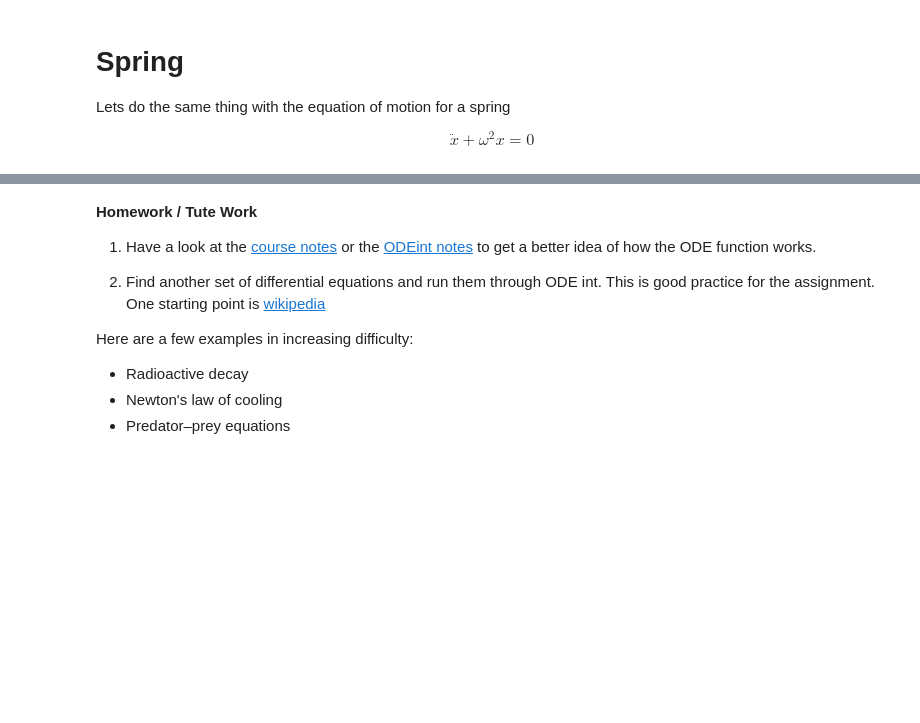
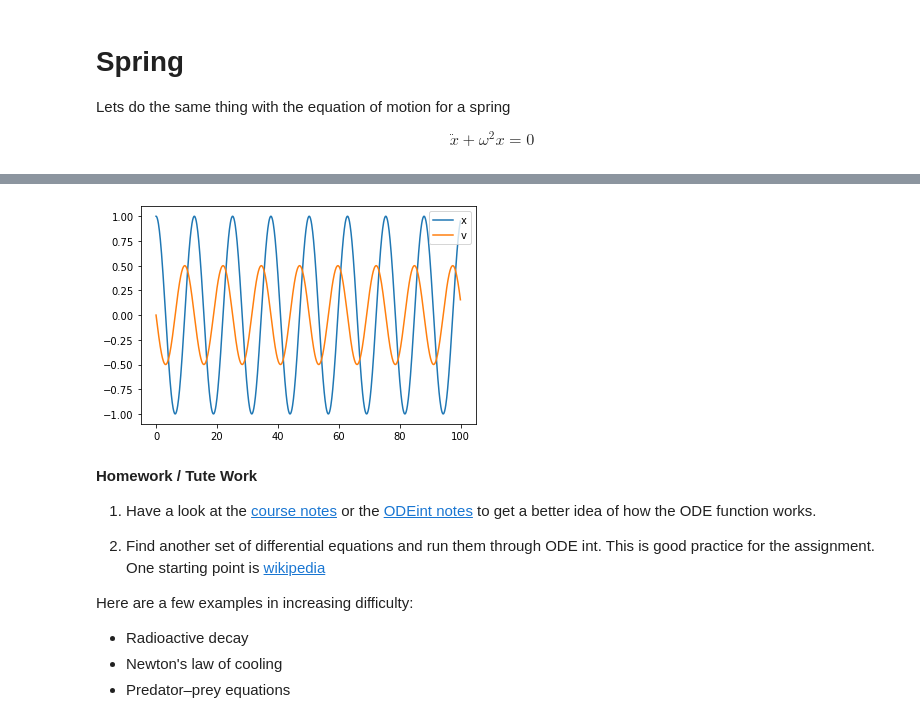
Before and after one commit to phys3112/Tutorials-with-Matt, a Jupyter notebook: Tutorial 3 ODEs.ipynb, the cells around one changed output, grey strips where cells are left out. Drawn from its saved outputs; the diff is of its cells as text; code cells hidden in the pictures; blank space fills up the shorter version.

```diff
--- a/Tutorial 3 ODEs.ipynb
+++ b/Tutorial 3 ODEs.ipynb
@@ -87,8 +87,8 @@ timebase = np.arange(0,steps*timestep,timestep)
 def osc(y, t, w):
     x,v = y # split the tuple y into its two values
 
-    dxdt = # ???????
-    dvdt = # ???????
+    dxdt = v
+    dvdt = -w**2 *x
 
     return dxdt, dvdt # return a tuple of our derivatives
 
@@ -96,7 +96,7 @@ def osc(y, t, w):
 y0 = 1,0
 
 # Doing the integral
-y = scipy.integrate.odeint(osc, y0, timebase, args=(0.1,) ) # note that args wil only takes a tuple
+y = scipy.integrate.odeint(osc, y0, timebase, args=(0.5,) ) # note that args wil only takes a tuple
 
 # Plotting it
 plt.plot(timebase, y[:,0], label="x")
@@ -107,3 +107,4 @@ SyntaxError: invalid syntax (<ipython-input-4-5a585783d91e>, line 10)
+[figure, added]
 # %% [markdown]
 **Homework / Tute Work**
 
```
Also changed, not shown: parts of 5 cells of this notebook.
